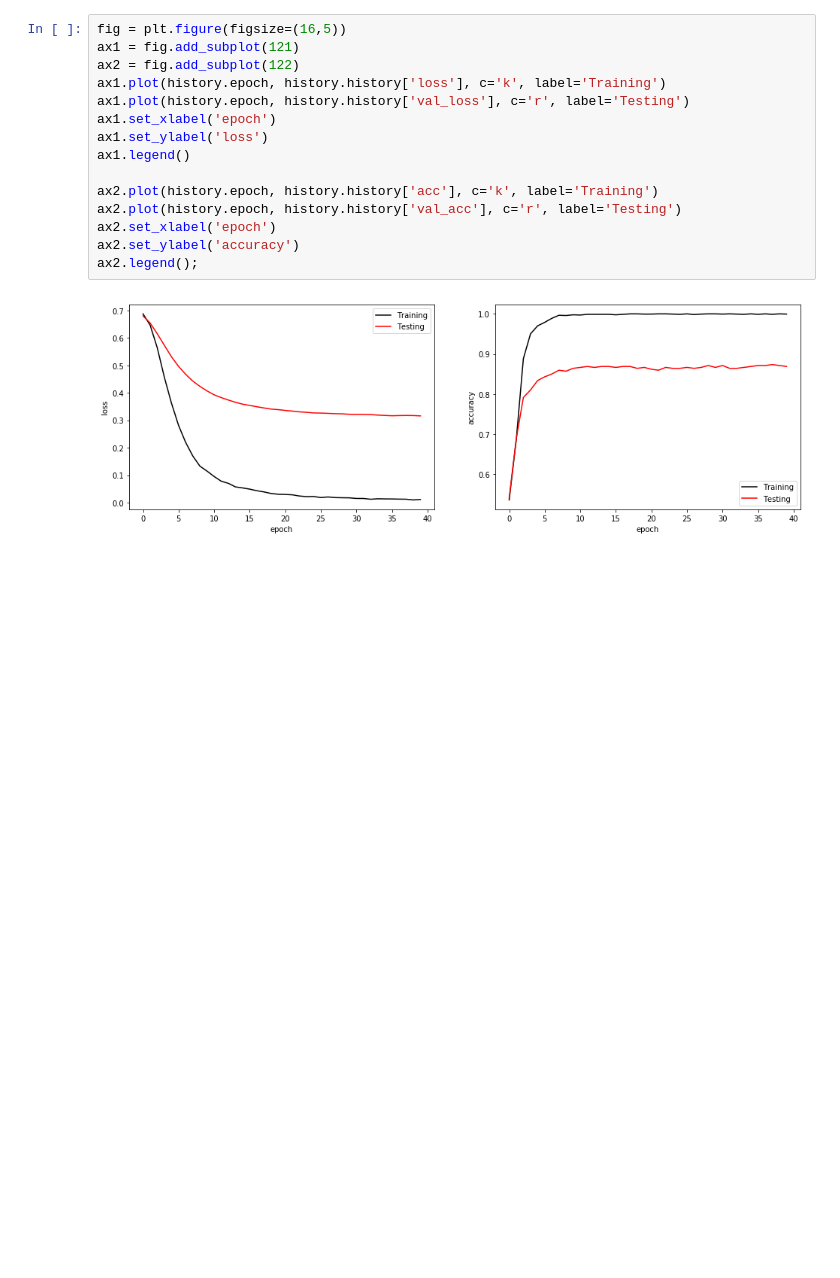
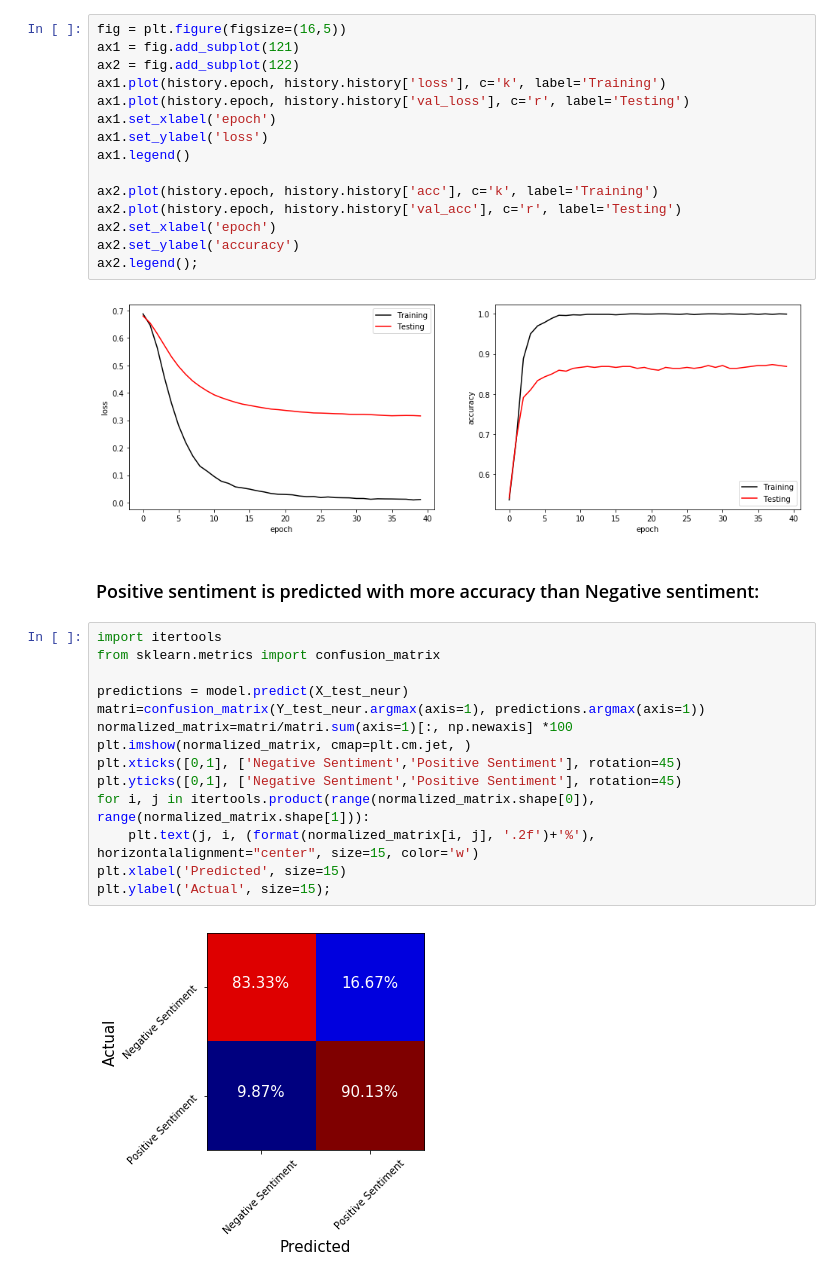
Before and after one commit to gabaslava/imdb, a Jupyter notebook: 22_Part_II_text_analysis.ipynb, the cells around one changed output. Drawn from its saved outputs; the diff is of its cells as text; blank space fills up the shorter version.

```diff
--- a/22_Part_II_text_analysis.ipynb
+++ b/22_Part_II_text_analysis.ipynb
@@ -654,3 +654,21 @@ ax2.set_ylabel('accuracy')
 ax2.legend();
 # %% [output]
 [figure]
+# %% [markdown]
+### Positive sentiment is predicted with more accuracy than Negative sentiment:
+# %%
+import itertools
+from sklearn.metrics import confusion_matrix
+
+predictions = model.predict(X_test_neur)
+matri=confusion_matrix(Y_test_neur.argmax(axis=1), predictions.argmax(axis=1))
+normalized_matrix=matri/matri.sum(axis=1)[:, np.newaxis] *100
+plt.imshow(normalized_matrix, cmap=plt.cm.jet, )
+plt.xticks([0,1], ['Negative Sentiment','Positive Sentiment'], rotation=45)
+plt.yticks([0,1], ['Negative Sentiment','Positive Sentiment'], rotation=45)
+for i, j in itertools.product(range(normalized_matrix.shape[0]), range(normalized_matrix.shape[1])):
+    plt.text(j, i, (format(normalized_matrix[i, j], '.2f')+'%'), horizontalalignment="center", size=15, color='w')
+plt.xlabel('Predicted', size=15)
+plt.ylabel('Actual', size=15);
+# %% [output]
+[figure, added]
```
Also changed, not shown: parts of 3 cells of this notebook.
